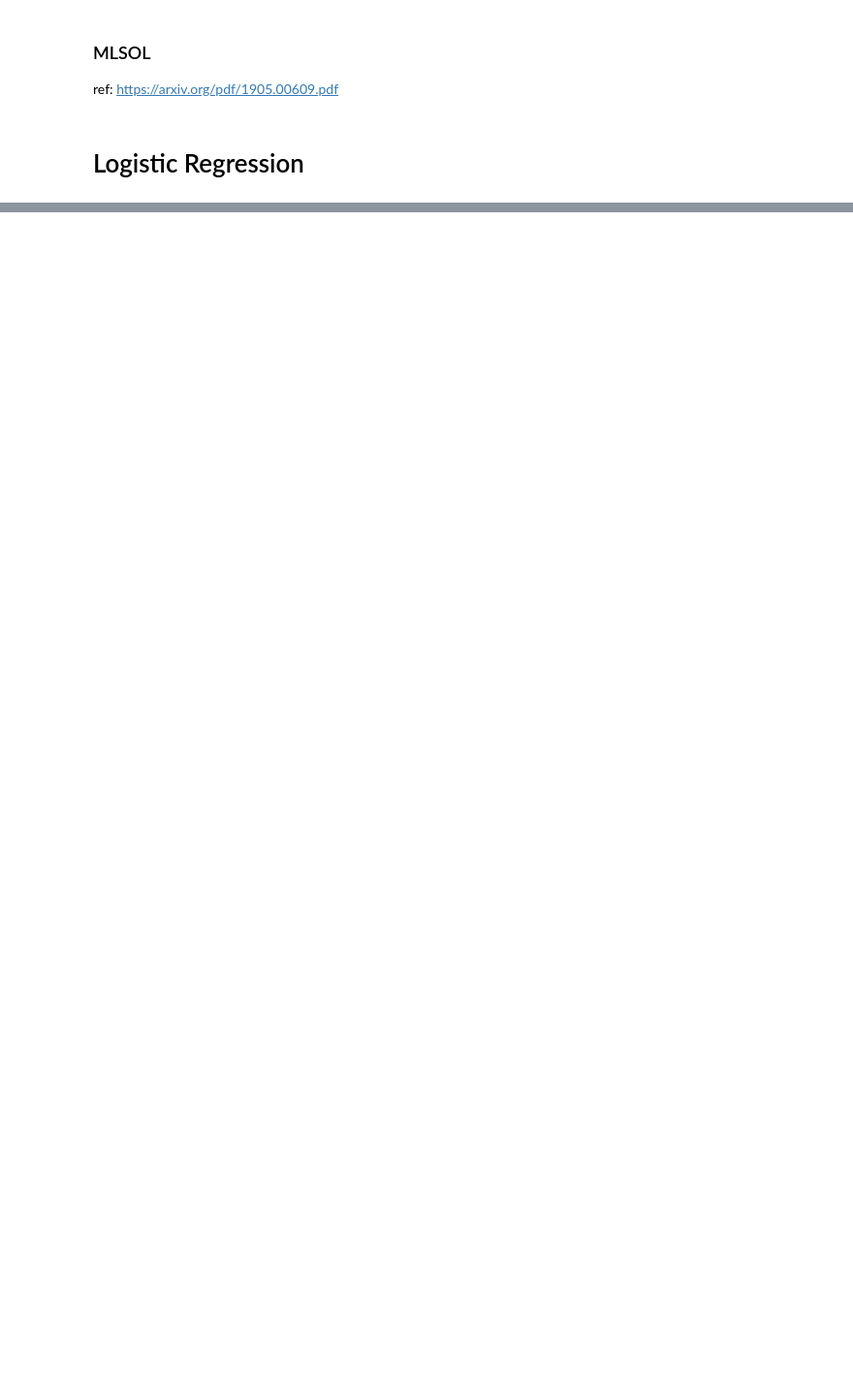
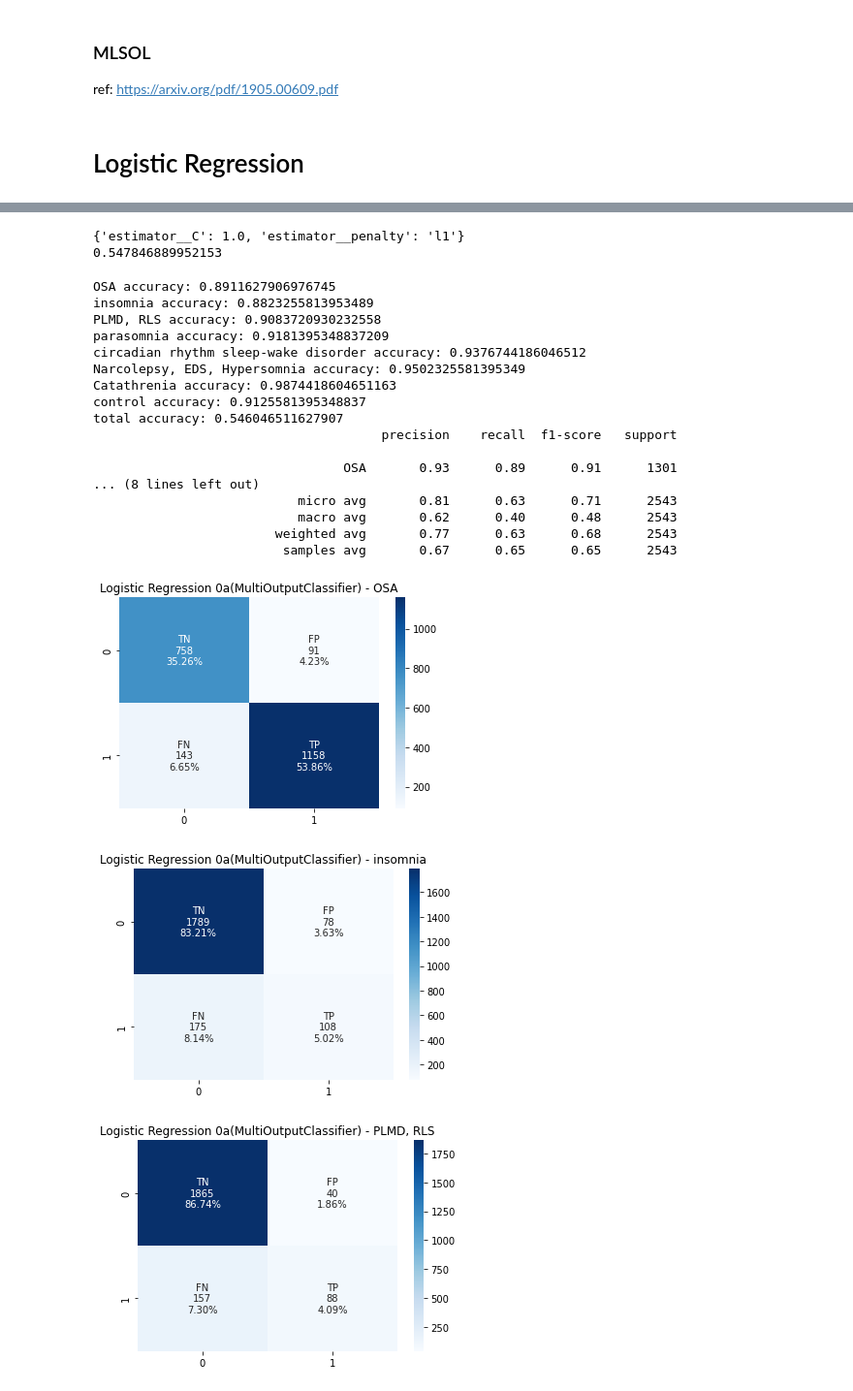
Before and after one commit to hwhan14/OSAS-severity-prediction-using-ML, a Jupyter notebook: notebooks/data_a1.ipynb, the cells around one changed output, grey strips where cells are left out. Shown at 97% size. Drawn from its saved outputs; the diff is of its cells as text; code cells hidden in the pictures; blank space fills up the shorter version.

```diff
--- a/notebooks/data_a1.ipynb
+++ b/notebooks/data_a1.ipynb
@@ -275,12 +249,0 @@ X_train, X_test, y_train, y_test = train_test_split(X_res, y_res, test_size=0.3,
-# %%
-params_dict = {
-    'estimator__C': [0.0001, 0.001, 0.01, 0.1, 1.0, 10.0],
-}
-
-logreg = LogisticRegression(max_iter=20000, random_state=42)
-
-grid_logreg = GridSearchCV(MultiOutputClassifier(logreg, n_jobs=4), params_dict, cv=3, refit=True)
-grid_logreg.fit(X_train, y_train)
-
-print(grid_logreg.best_params_)
-print(grid_logreg.best_score_)
@@ -330,5 +249,0 @@ total accuracy: 0.647775746496039
-# %%
-logreg = LogisticRegression(C=0.01, max_iter=20000, random_state=42)
-
-chain_logreg = ClassifierChain(logreg, order='random', random_state=42)
-chain_logreg.fit(X_train, y_train)
@@ -369,0 +252,42 @@ total accuracy: 0.6550883607556368
+# %%
+params_dict = {
+    'estimator__C': [0.0001, 0.001, 0.01, 0.1, 1.0, 10.0],
+    'estimator__penalty': ['l1', 'l2']
+}
+
+logreg = LogisticRegression(max_iter=10000, random_state=42, solver='liblinear')
+
+grid_logreg0 = GridSearchCV(MultiOutputClassifier(logreg, n_jobs=4), params_dict, cv=3, refit=True)
+grid_logreg0.fit(X_train, y_train)
+
+print(grid_logreg0.best_params_)
+print(grid_logreg0.best_score_)
+# %% [output]
+{'estimator__C': 1.0, 'estimator__penalty': 'l1'}
+0.547846889952153
+# %%
+y_pred = grid_logreg0.best_estimator_.predict(X_test)
+y_pred_proba = grid_logreg0.best_estimator_.predict_proba(X_test)
+
+eval_metrics(y_test, title='Logistic Regression 0a(MultiOutputClassifier)', pred=y_pred, pred_proba=y_pred_proba, multilabel=True)
+# %% [output]
+OSA accuracy: 0.8911627906976745
+insomnia accuracy: 0.8823255813953489
+PLMD, RLS accuracy: 0.9083720930232558
+parasomnia accuracy: 0.9181395348837209
+circadian rhythm sleep-wake disorder accuracy: 0.9376744186046512
+Narcolepsy, EDS, Hypersomnia accuracy: 0.9502325581395349
+Catathrenia accuracy: 0.9874418604651163
+control accuracy: 0.9125581395348837
+total accuracy: 0.546046511627907
+                                      precision    recall  f1-score   support
+
+                                 OSA       0.93      0.89      0.91      1301
+... (8 lines left out)
+                           micro avg       0.81      0.63      0.71      2543
+                           macro avg       0.62      0.40      0.48      2543
+                        weighted avg       0.77      0.63      0.68      2543
+                         samples avg       0.67      0.65      0.65      2543
+[figure, added]
+[figure, added]
+[figure, added]
```
Also changed, not shown: parts of 58 cells of this notebook, 1 other file.
